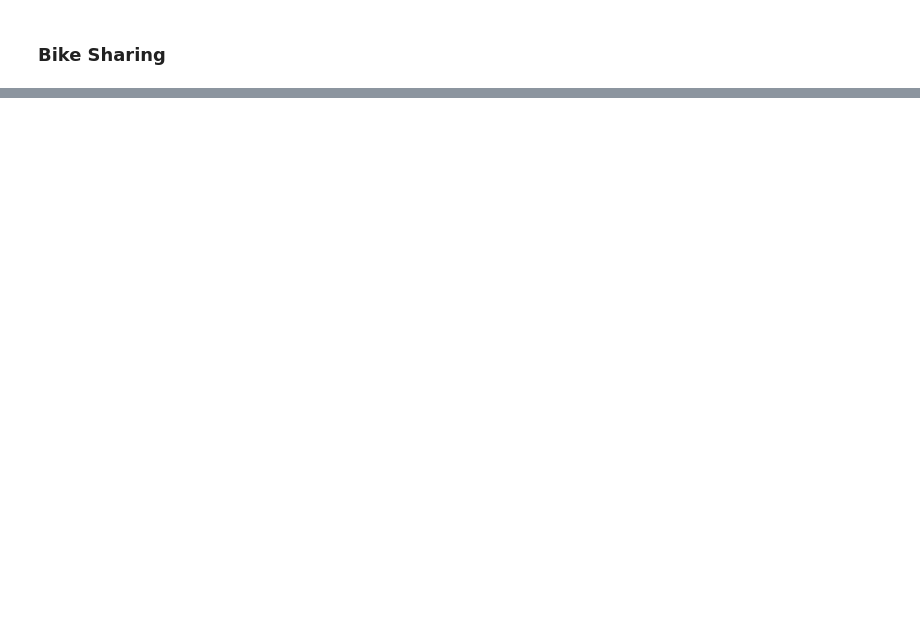
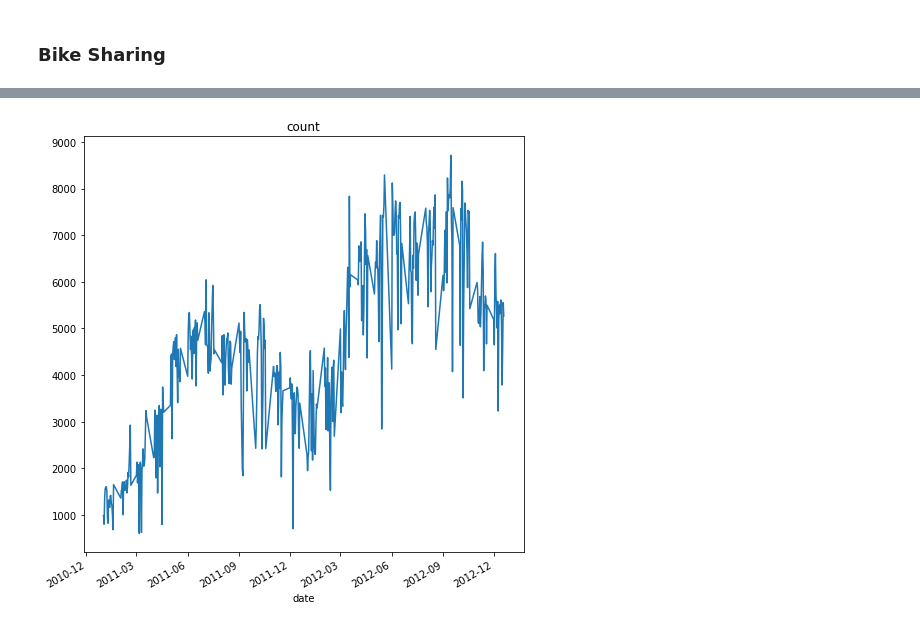
Before and after one commit to stezarpriansya/python-adsb, a Jupyter notebook: Script anak-anak/ETS.ipynb, the cells around one changed output, grey strips where cells are left out. Cells and saved outputs as stored; diff of their text form; code cells hidden in the pictures; blank space fills up the shorter version.

```diff
--- a/Script anak-anak/ETS.ipynb
+++ b/Script anak-anak/ETS.ipynb
@@ -1344,0 +1458,5 @@ import numpy as np
+# %%
+train["date"] = train.datetime.apply(lambda x : x.split()[0])
+train["hour"] = train.datetime.apply(lambda x : x.split()[1].split(":")[0])
+train["weekday"] = train.date.apply(lambda dateString : calendar.day_name[datetime.strptime(dateString,"%Y-%m-%d").weekday()])
+train.head()
@@ -1344,0 +1470,8 @@ import numpy as np
+# %%
+train["month"] = train.date.apply(lambda dateString : calendar.month_name[datetime.strptime(dateString,"%Y-%m-%d").month])
+train["season"] = train.season.map({1: "Spring", 2 : "Summer", 3 : "Fall", 4 :"Winter" })
+train["weather"] = train.weather.map({1: " Clear + Few clouds + Partly cloudy + Partly cloudy",\
+                                        2 : " Mist + Cloudy, Mist + Broken clouds, Mist + Few clouds, Mist ", \
+                                        3 : " Light Snow, Light Rain + Thunderstorm + Scattered clouds, Light Rain + Scattered clouds", \
+                                        4 :" Heavy Rain + Ice Pallets + Thunderstorm + Mist, Snow + Fog " })
+train.head()
@@ -1344,0 +1591,6 @@ import numpy as np
+# %%
+train['date'] = pd.to_datetime(train['date'], format='%Y/%m/%d')
+train.set_index ('date', inplace=True)
+# %%
+training=train.groupby('date').sum()[['count']]
+training.head()
@@ -1344,0 +1605,6 @@ import numpy as np
+# %%
+plt.figure(figsize=(7,7))
+ts=training['count'].plot(title='count')
+plt.tight_layout()
+# %% [output]
+[figure, added]
```
Also changed, not shown: parts of 38 cells of this notebook, 3 other files.
